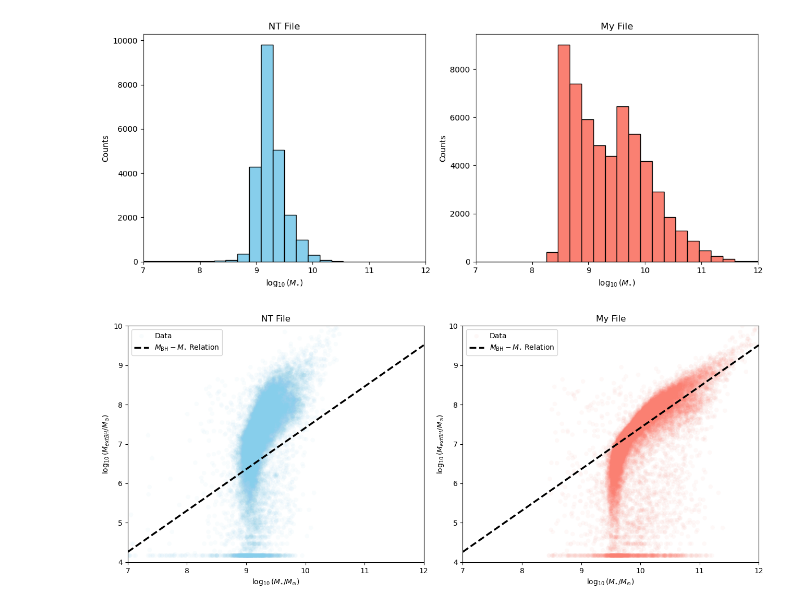
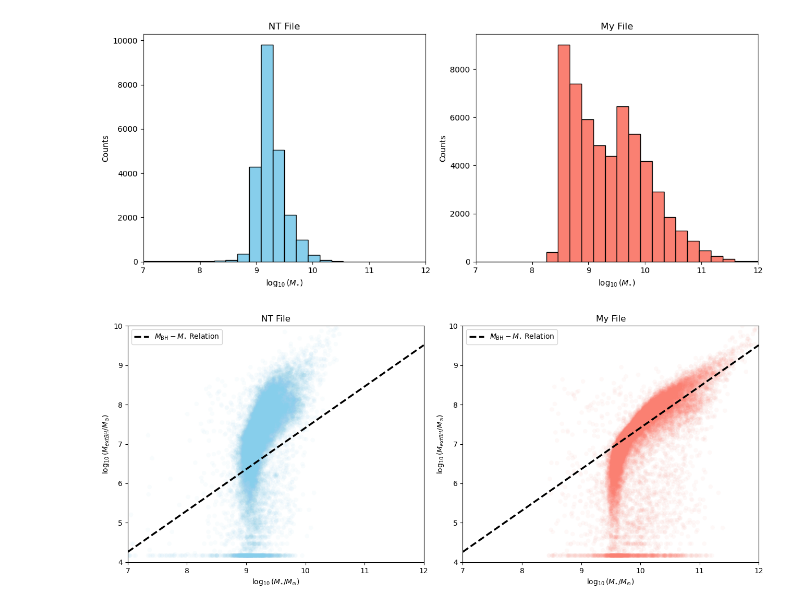
Before and after one commit to arjuns2197/simba_rlf_code, a Jupyter notebook: random_rough_work.ipynb, the cells around one changed output. Cells and saved outputs as stored; diff of their text form; code cells hidden in the pictures.

```diff
--- a/random_rough_work.ipynb
+++ b/random_rough_work.ipynb
@@ -149,39 +155,39 @@ log_mstar_nt = np.log10(df_nt['Mstar'][valid_nt])
 log_bhm_nt = np.log10(df_nt['BH_Mass'][valid_nt])
 
 # Scatter points
-ax1.scatter(log_mstar_nt, log_bhm_nt, alpha=0.05, color='skyblue', edgecolor='none', label='Data')
+ax1.scatter(log_mstar_nt, log_bhm_nt, alpha=0.05, color='skyblue', edgecolor='none')
 # Relation line
 ax1.plot(x_relation, y_relation, color='black', linestyle='--', linewidth=2.5, label='$M_{\\text{BH}} - M_{\\star}$ Relation')
 
 ax1.set_title("NT File")
 ax1.set_xlabel('$\log_{10}(M_{\star} / M_{\odot})$')
 ax1.set_ylabel('$\log_{10}(M_{\text{BH}} / M_{\odot})$')
 ax1.set_xlim(7, 12)
 ax1.set_ylim(4, 10)
 ax1.legend(loc='upper left')
 
 
 # --- Right Subplot: My File ---
 valid_simba = (df_simba['log_mass'] > -np.inf) & (df_simba['log_bhm'] > -np.inf)
 log_mass_simba = df_simba['log_mass'][valid_simba]
 log_bhm_simba = df_simba['log_bhm'][valid_simba]
 
 # Scatter points
-ax2.scatter(log_mass_simba, log_bhm_simba, alpha=0.05, color='salmon', edgecolor='none', label='Data')
+ax2.scatter(log_mass_simba, log_bhm_simba, alpha=0.05, color='salmon', edgecolor='none')
 # Relation line
 ax2.plot(x_relation, y_relation, color='black', linestyle='--', linewidth=2.5, label='$M_{\\text{BH}} - M_{\\star}$ Relation')
 
 ax2.set_title("My File")
 ax2.set_xlabel('$\log_{10}(M_{\star} / M_{\odot})$')
 ax2.set_ylabel('$\log_{10}(M_{\text{BH}} / M_{\odot})$')
 ax2.set_xlim(7, 12)
 ax2.set_ylim(4, 10)
 ax2.legend(loc='upper left')
 
 
 # Adjust spacing automatically so labels and legends don't overlap
 plt.tight_layout()
 plt.show()
 # %% [output]
-[figure, old version]
+[figure, new version]
 # %%
```
Also changed, not shown: parts of 6 cells of this notebook, 6 other files.
